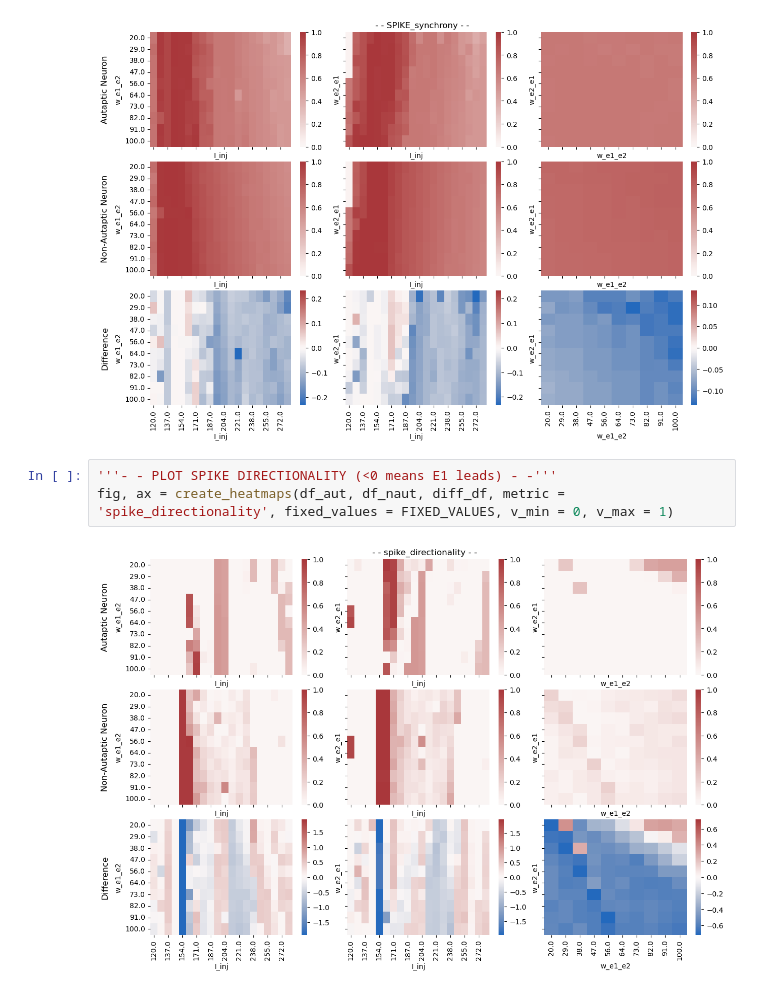
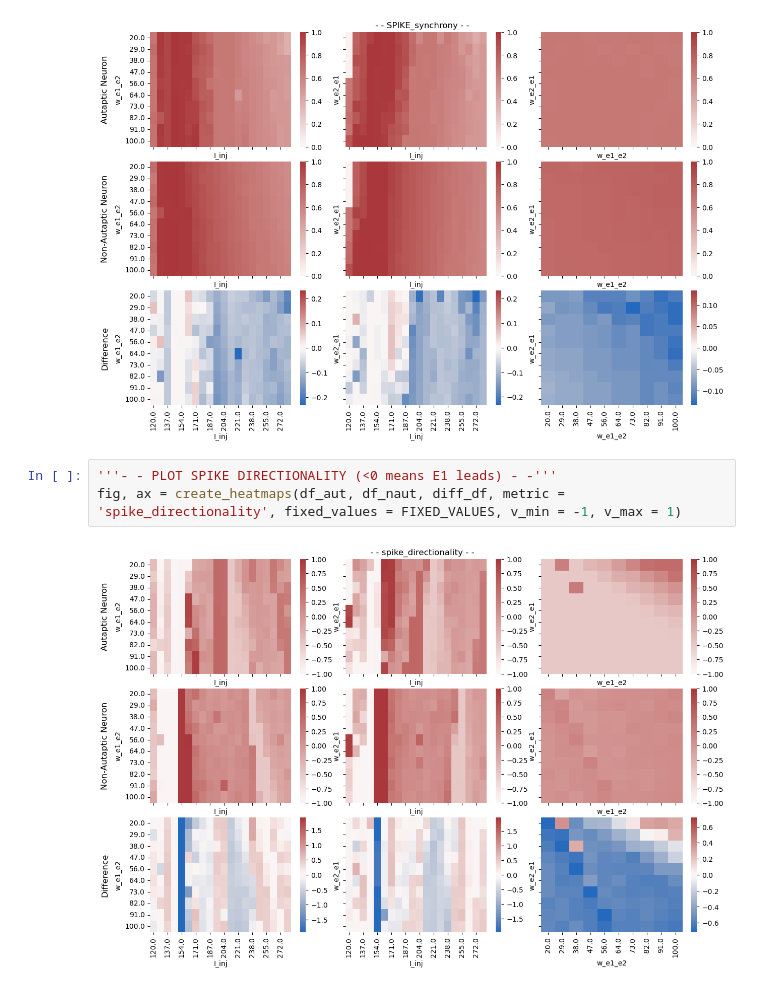
Before and after one commit to liammcs10/AQUA_project, a Jupyter notebook: micro-circuit/plot_data.ipynb, the cells around one changed output. Cells and saved outputs as stored; diff of their text form.

```diff
--- a/micro-circuit/plot_data.ipynb
+++ b/micro-circuit/plot_data.ipynb
@@ -140,6 +140,6 @@ fig, ax = create_heatmaps(df_aut, df_naut, diff_df, metric = 'SPIKE_synchrony',
 [figure]
 # %%
 '''- - PLOT SPIKE DIRECTIONALITY (<0 means E1 leads) - -'''
-fig, ax = create_heatmaps(df_aut, df_naut, diff_df, metric = 'spike_directionality', fixed_values = FIXED_VALUES, v_min = 0, v_max = 1)
+fig, ax = create_heatmaps(df_aut, df_naut, diff_df, metric = 'spike_directionality', fixed_values = FIXED_VALUES, v_min = -1, v_max = 1)
 # %% [output]
-[figure, old version]
+[figure, new version]
```
Also changed, not shown: 10 other files.
